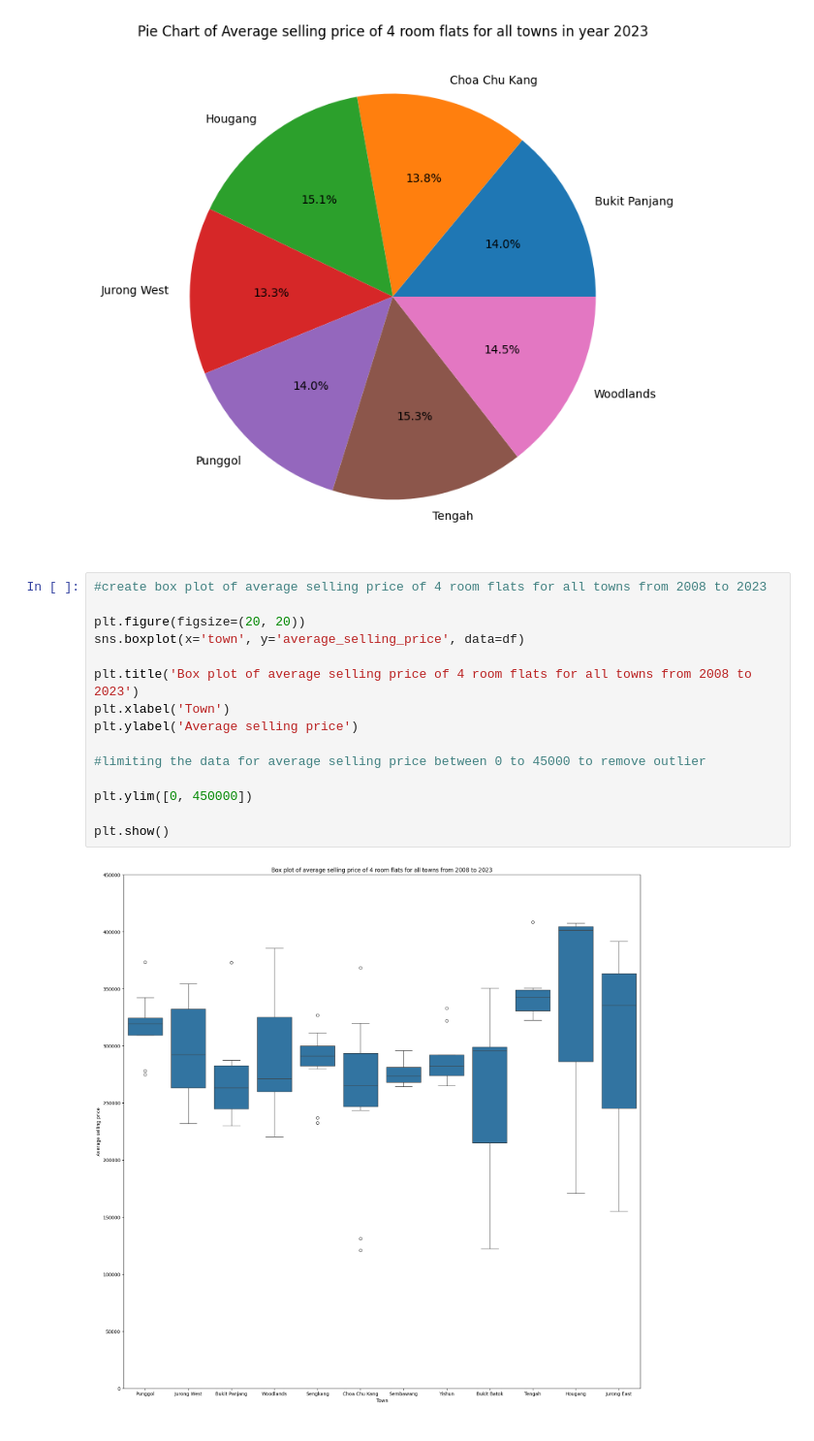
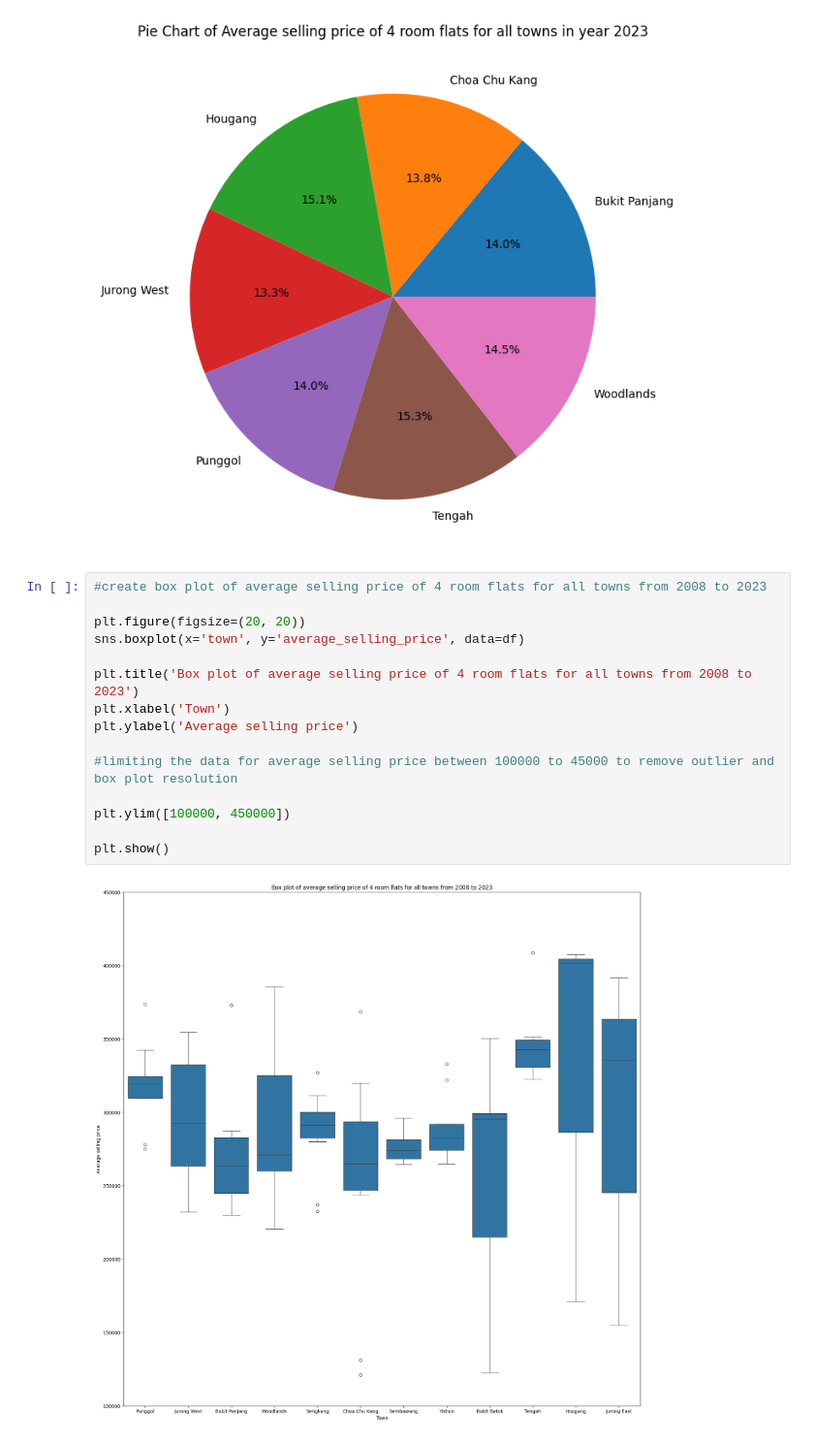
Before and after one commit to hanafi89/7FTC2004-ADS1-CW-1, a Jupyter notebook: 7FTC2004_ADS1_CW_1_(final).ipynb, the cells around one changed output. Shown at 97% size. Cells and saved outputs as stored; diff of their text form.

```diff
--- a/7FTC2004_ADS1_CW_1_(final).ipynb
+++ b/7FTC2004_ADS1_CW_1_(final).ipynb
@@ -150,17 +150,17 @@ plt.show()
 # %%
 #create box plot of average selling price of 4 room flats for all towns from 2008 to 2023
 
 plt.figure(figsize=(20, 20))
 sns.boxplot(x='town', y='average_selling_price', data=df)
 
 plt.title('Box plot of average selling price of 4 room flats for all towns from 2008 to 2023')
 plt.xlabel('Town')
 plt.ylabel('Average selling price')
 
-#limiting the data for average selling price between 0 to 45000 to remove outlier
+#limiting the data for average selling price between 100000 to 45000 to remove outlier and box plot resolution
 
-plt.ylim([0, 450000])
+plt.ylim([100000, 450000])
 
 plt.show()
 # %% [output]
-[figure, old version]
+[figure, new version]
```
